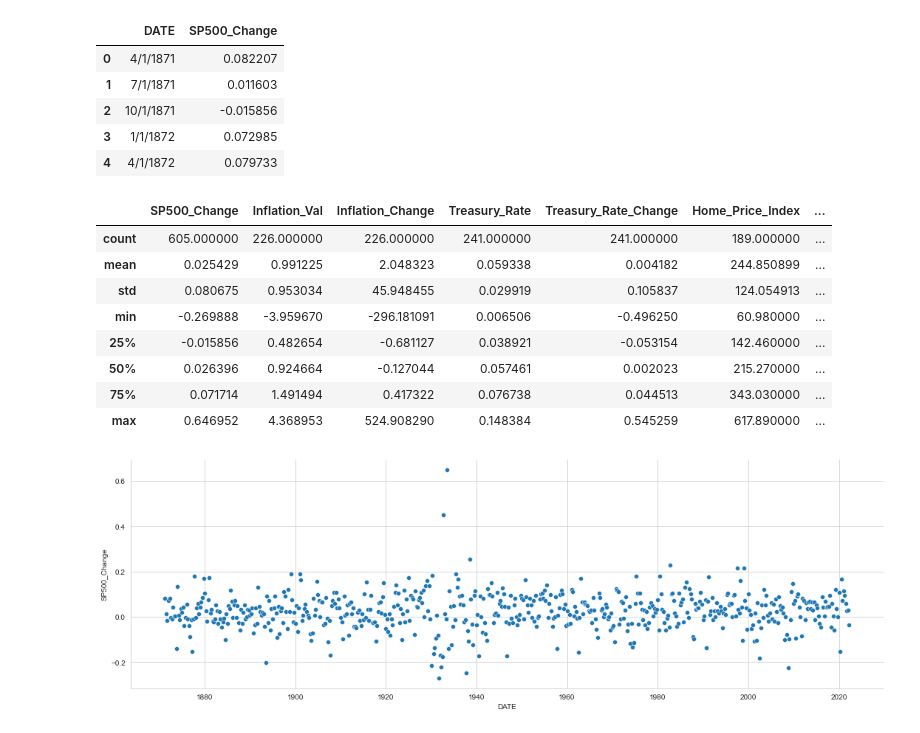
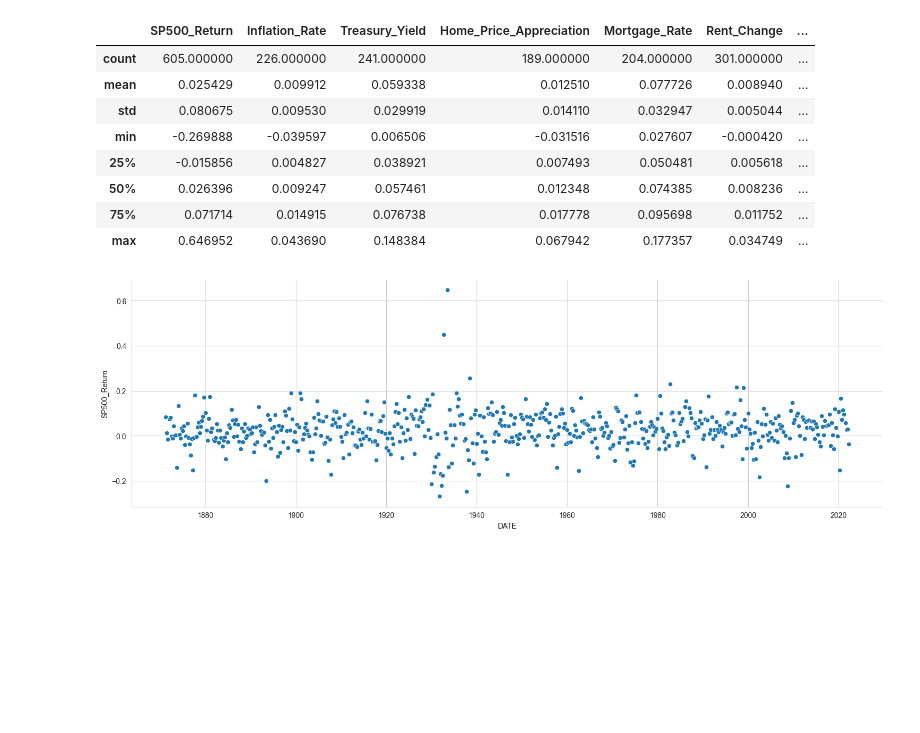
Before and after one commit to chriskelly/LifeFinances, a Jupyter notebook: data/historic_data/data_generation.ipynb, the cells around one changed output. Cells and saved outputs as stored; diff of their text form; code cells hidden in the pictures; blank space fills up the shorter version.

```diff
--- a/data/historic_data/data_generation.ipynb
+++ b/data/historic_data/data_generation.ipynb
@@ -6,40 +17,32 @@ Some of the variables do not look Normal, and therefore the multivariate_normal
 import numpy as np,pandas as pd
 import matplotlib.pyplot as plt, seaborn as sn
 # %%
-SP500_quart_rate = pd.read_csv('SP500_quart_rate.csv',header=0,names=['DATE','SP500_Change'])
-inflation_quart_rate = pd.read_csv('inflation_quart_rate.csv',header=0,names=['DATE','Inflation_Val','Inflation_Change'])
-treasury_bond_quart_rate = pd.read_csv('treasury_bond_quart_rate.csv',header=0,names=['DATE','Treasury_Rate','Treasury_Rate_Change'])
-home_price_quart_rate = pd.read_csv('home_price_quart_rate.csv',header=0,names=['DATE','Home_Price_Index','Home_Price_Change'])
+SP500_quart_rate = pd.read_csv('SP500_quart_rate.csv',header=0,names=['DATE','SP500_Return'])
+inflation_quart_rate = pd.read_csv('inflation_quart_rate.csv',header=0,names=['DATE','Inflation_Rate'])
+treasury_bond_quart_rate = pd.read_csv('treasury_bond_quart_rate.csv',header=0,names=['DATE','Treasury_Yield','Treasury_Yield_Change'])
+home_price_quart_rate = pd.read_csv('home_price_quart_rate.csv',header=0,names=['DATE','Home_Price_Index','Home_Price_Appreciation'])
 mortgage_quart_rate = pd.read_csv('mortgage_quart_rate.csv',header=0,names=['DATE','Mortgage_Rate','Mortgage_Rate_Change'])
 rent_quart_rate = pd.read_csv('rent_quart_rate.csv',header=0,names=['DATE','Rent_Index','Rent_Change'])
 vacancy_quart_rate = pd.read_csv('vacancy_quart_rate.csv',header=0,names=['DATE','Vacancy_Rate','Vacancy_Rate_Change'])
-SP500_quart_rate.head()
+
+merged_df = SP500_quart_rate.merge(inflation_quart_rate, how='left',left_on='DATE', right_on='DATE')
+merged_df = merged_df.merge(treasury_bond_quart_rate, how='left',left_on='DATE', right_on='DATE')
+merged_df = merged_df.merge(home_price_quart_rate, how='left',left_on='DATE', right_on='DATE')
+merged_df = merged_df.merge(mortgage_quart_rate, how='left',left_on='DATE', right_on='DATE')
+merged_df = merged_df.merge(rent_quart_rate, how='left',left_on='DATE', right_on='DATE')
+merged_df = merged_df.merge(vacancy_quart_rate, how='left',left_on='DATE', right_on='DATE')
+merged_df.drop(columns=['Treasury_Yield_Change','Home_Price_Index','Mortgage_Rate_Change','Rent_Index','Vacancy_Rate_Change'],inplace=True)
+merged_df.describe()
 # %% [output]
-|  | DATE | SP500_Change |
-| 0 | 4/1/1871 | 0.082207 |
-| 1 | 7/1/1871 | 0.011603 |
-| 2 | 10/1/1871 | -0.015856 |
-| 3 | 1/1/1872 | 0.072985 |
-| 4 | 4/1/1872 | 0.079733 |
+|  | SP500_Return | Inflation_Rate | Treasury_Yield | Home_Price_Appreciation | Mortgage_Rate | Rent_Change | ... |
+| count | 605.000000 | 226.000000 | 241.000000 | 189.000000 | 204.000000 | 301.000000 | ... |
+| mean | 0.025429 | 0.009912 | 0.059338 | 0.012510 | 0.077726 | 0.008940 | ... |
+| std | 0.080675 | 0.009530 | 0.029919 | 0.014110 | 0.032947 | 0.005044 | ... |
+| min | -0.269888 | -0.039597 | 0.006506 | -0.031516 | 0.027607 | -0.000420 | ... |
+| 25% | -0.015856 | 0.004827 | 0.038921 | 0.007493 | 0.050481 | 0.005618 | ... |
+| 50% | 0.026396 | 0.009247 | 0.057461 | 0.012348 | 0.074385 | 0.008236 | ... |
+| 75% | 0.071714 | 0.014915 | 0.076738 | 0.017778 | 0.095698 | 0.011752 | ... |
+| max | 0.646952 | 0.043690 | 0.148384 | 0.067942 | 0.177357 | 0.034749 | ... |
-# %%
-merged_df = SP500_quart_rate.merge(inflation_quart_rate, how='left',left_on='DATE', right_on='DATE')
-merged_df = merged_df.merge(treasury_bond_quart_rate, how='left',left_on='DATE', right_on='DATE')
-merged_df = merged_df.merge(home_price_quart_rate, how='left',left_on='DATE', right_on='DATE')
-merged_df = merged_df.merge(mortgage_quart_rate, how='left',left_on='DATE', right_on='DATE')
-merged_df = merged_df.merge(rent_quart_rate, how='left',left_on='DATE', right_on='DATE')
-merged_df = merged_df.merge(vacancy_quart_rate, how='left',left_on='DATE', right_on='DATE')
-# merged_df.drop(columns=['Inflation_Val','Treasury_Rate','Mortgage_Rate','Vacancy_Rate'],inplace=True)
-merged_df.describe()
-# %% [output]
-|  | SP500_Change | Inflation_Val | Inflation_Change | Treasury_Rate | Treasury_Rate_Change | Home_Price_Index | ... |
-| count | 605.000000 | 226.000000 | 226.000000 | 241.000000 | 241.000000 | 189.000000 | ... |
-| mean | 0.025429 | 0.991225 | 2.048323 | 0.059338 | 0.004182 | 244.850899 | ... |
-| std | 0.080675 | 0.953034 | 45.948455 | 0.029919 | 0.105837 | 124.054913 | ... |
-| min | -0.269888 | -3.959670 | -296.181091 | 0.006506 | -0.496250 | 60.980000 | ... |
-| 25% | -0.015856 | 0.482654 | -0.681127 | 0.038921 | -0.053154 | 142.460000 | ... |
-| 50% | 0.026396 | 0.924664 | -0.127044 | 0.057461 | 0.002023 | 215.270000 | ... |
-| 75% | 0.071714 | 1.491494 | 0.417322 | 0.076738 | 0.044513 | 343.030000 | ... |
-| max | 0.646952 | 4.368953 | 524.908290 | 0.148384 | 0.545259 | 617.890000 | ... |
 # %%
 merged_df['DATE']= pd.to_datetime(merged_df['DATE'])
 sn.set_style('whitegrid')
```
Also changed, not shown: parts of 8 cells of this notebook, 4 other files.
